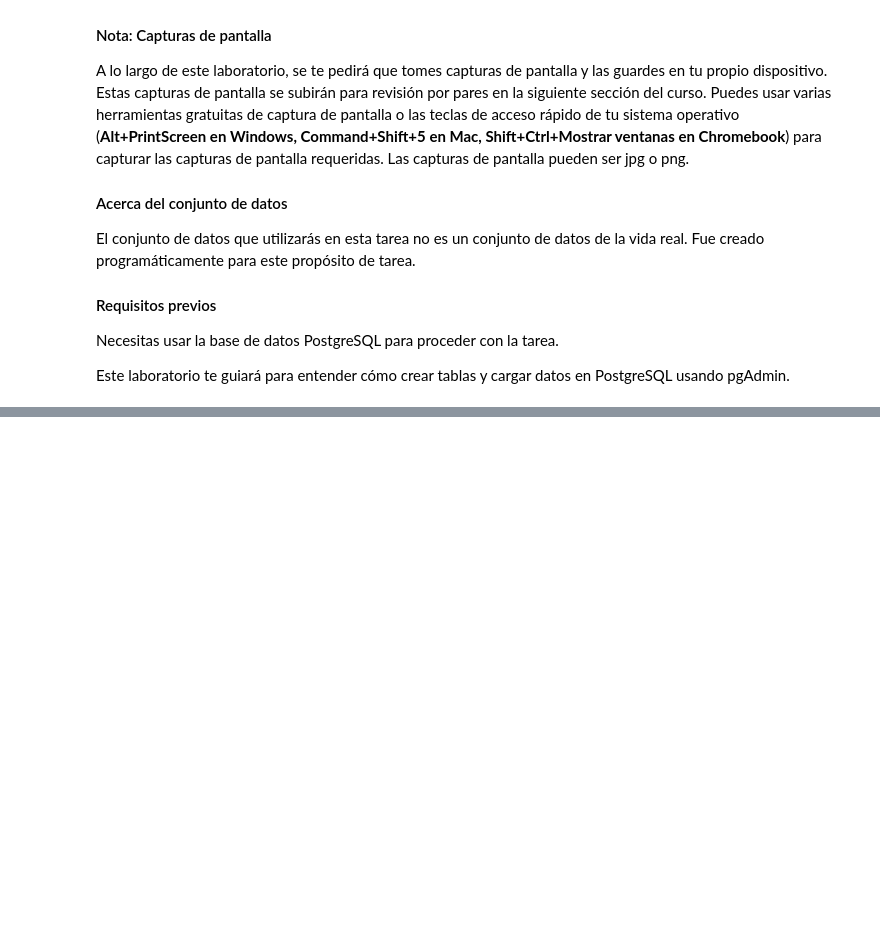
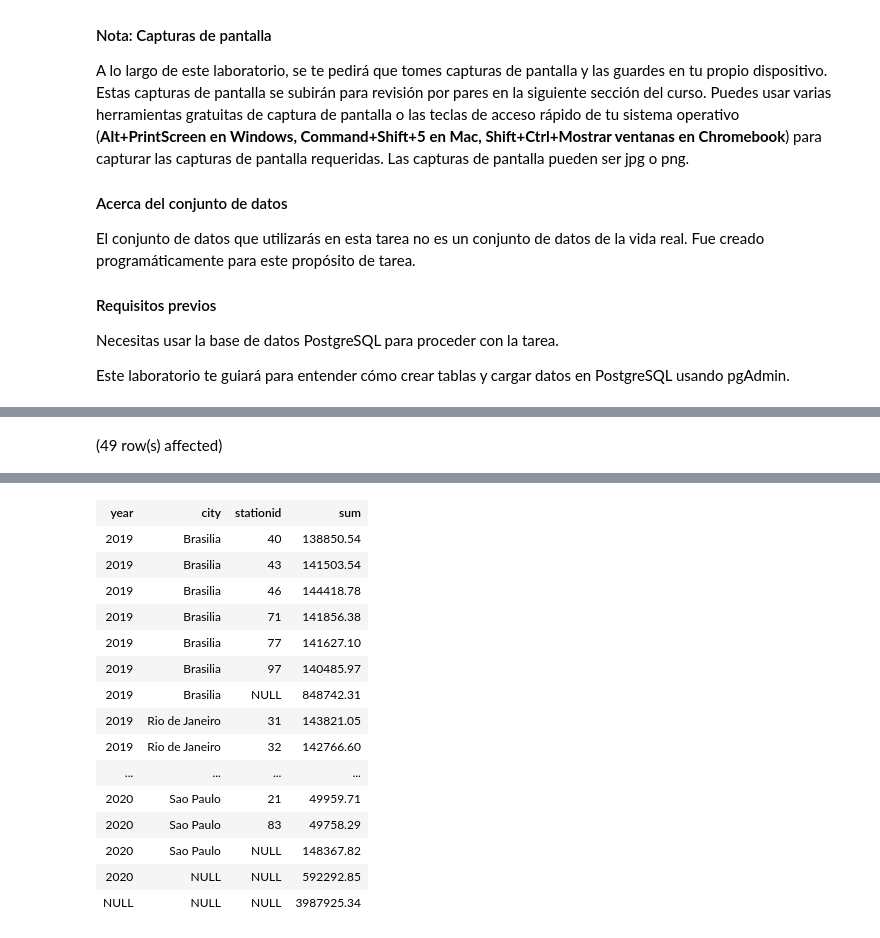
Before and after one commit to DiegoSuarz/Data-Warehouse-Fundamentals-IBM, a Jupyter notebook: 07_Trabajo_Final_Fundamentos_de_Almacenes_de_Datos/LAB-07.ipynb, the cells around one changed output, grey strips where cells are left out. Drawn from its saved outputs; the diff is of its cells as text; code cells hidden in the pictures; blank space fills up the shorter version.

```diff
--- a/07_Trabajo_Final_Fundamentos_de_Almacenes_de_Datos/LAB-07.ipynb
+++ b/07_Trabajo_Final_Fundamentos_de_Almacenes_de_Datos/LAB-07.ipynb
@@ -229,0 +462,12 @@ Nombra la captura de pantalla `16-mv.jpg`. (Las imágenes se pueden guardar con
+# %%
+SELECT  d.year, s.city, s.stationid, SUM(wastecollected)
+FROM "FactTrips" f
+INNER JOIN "DimDate" d
+ON f.dateid = d.dateid
+INNER JOIN "DimStation" s
+ON f.stationid = s.stationid
+GROUP BY ROLLUP(d.year, s.city, s.stationid)
+ORDER BY d.year, s.city, s.stationid
+;
+# %% [output]
+(49 row(s) affected)
@@ -229,0 +475,16 @@ Nombra la captura de pantalla `16-mv.jpg`. (Las imágenes se pueden guardar con
+| year | city | stationid | sum |
+| 2019 | Brasilia | 40 | 138850.54 |
+| 2019 | Brasilia | 43 | 141503.54 |
+| 2019 | Brasilia | 46 | 144418.78 |
+| 2019 | Brasilia | 71 | 141856.38 |
+| 2019 | Brasilia | 77 | 141627.10 |
+| 2019 | Brasilia | 97 | 140485.97 |
+| 2019 | Brasilia | NULL | 848742.31 |
+| 2019 | Rio de Janeiro | 31 | 143821.05 |
+| 2019 | Rio de Janeiro | 32 | 142766.60 |
+| ... | ... | ... | ... |
+| 2020 | Sao Paulo | 21 | 49959.71 |
+| 2020 | Sao Paulo | 83 | 49758.29 |
+| 2020 | Sao Paulo | NULL | 148367.82 |
+| 2020 | NULL | NULL | 592292.85 |
+| NULL | NULL | NULL | 3987925.34 |
```
Also changed, not shown: parts of 48 cells of this notebook, 4 other files.
